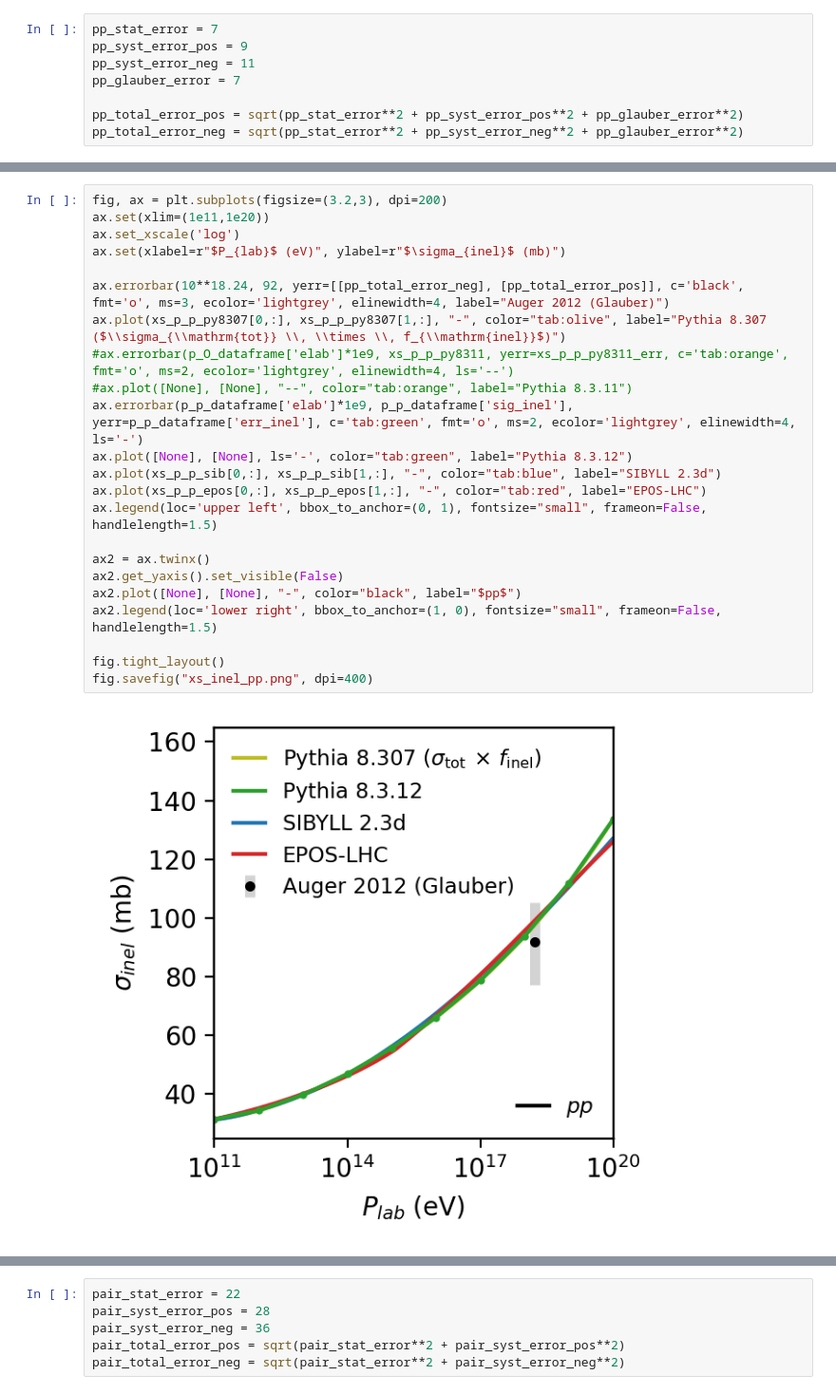
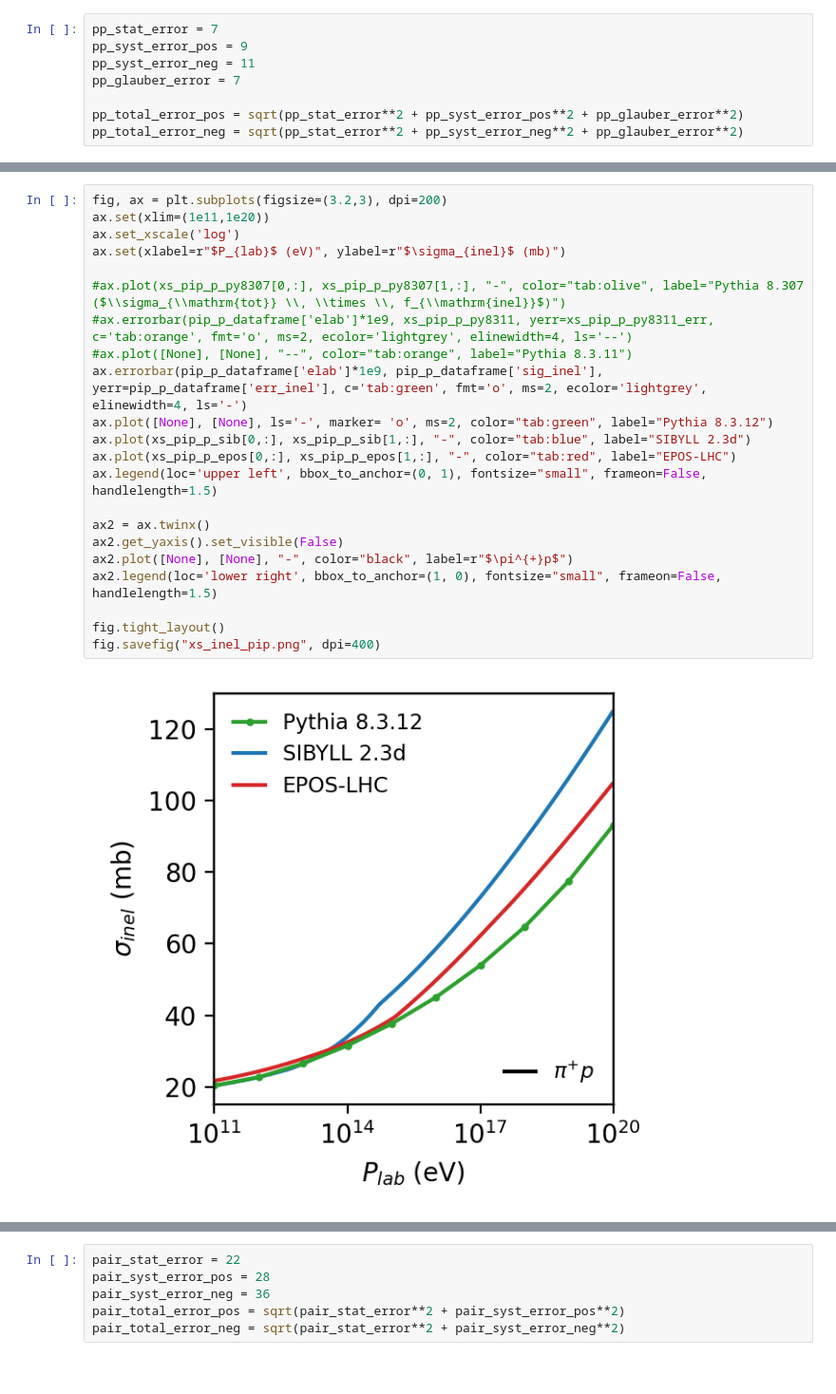
Before and after one commit to gaudu/pythia8312, a Jupyter notebook: examples/pythia8312_xsec_plotting.ipynb, the cells around one changed output, grey strips where cells are left out. Shown at 95% size. Drawn from its saved outputs; the diff is of its cells as text.

```diff
--- a/examples/pythia8312_xsec_plotting.ipynb
+++ b/examples/pythia8312_xsec_plotting.ipynb
@@ -232,25 +263,24 @@ pp_total_error_neg = sqrt(pp_stat_error**2 + pp_syst_error_neg**2 + pp_glauber_e
 # %%
 fig, ax = plt.subplots(figsize=(3.2,3), dpi=200)
 ax.set(xlim=(1e11,1e20))
 ax.set_xscale('log')
 ax.set(xlabel=r"$P_{lab}$ (eV)", ylabel=r"$\sigma_{inel}$ (mb)")
 
-ax.errorbar(10**18.24, 92, yerr=[[pp_total_error_neg], [pp_total_error_pos]], c='black', fmt='o', ms=3, ecolor='lightgrey', elinewidth=4, label="Auger 2012 (Glauber)")
-ax.plot(xs_p_p_py8307[0,:], xs_p_p_py8307[1,:], "-", color="tab:olive", label="Pythia 8.307 ($\\sigma_{\\mathrm{tot}} \\, \\times \\, f_{\\mathrm{inel}}$)")
-#ax.errorbar(p_O_dataframe['elab']*1e9, xs_p_p_py8311, yerr=xs_p_p_py8311_err, c='tab:orange', fmt='o', ms=2, ecolor='lightgrey', elinewidth=4, ls='--')
+#ax.plot(xs_pip_p_py8307[0,:], xs_pip_p_py8307[1,:], "-", color="tab:olive", label="Pythia 8.307 ($\\sigma_{\\mathrm{tot}} \\, \\times \\, f_{\\mathrm{inel}}$)")
+#ax.errorbar(pip_p_dataframe['elab']*1e9, xs_pip_p_py8311, yerr=xs_pip_p_py8311_err, c='tab:orange', fmt='o', ms=2, ecolor='lightgrey', elinewidth=4, ls='--')
 #ax.plot([None], [None], "--", color="tab:orange", label="Pythia 8.3.11")
-ax.errorbar(p_p_dataframe['elab']*1e9, p_p_dataframe['sig_inel'], yerr=p_p_dataframe['err_inel'], c='tab:green', fmt='o', ms=2, ecolor='lightgrey', elinewidth=4, ls='-')
-ax.plot([None], [None], ls='-', color="tab:green", label="Pythia 8.3.12")
-ax.plot(xs_p_p_sib[0,:], xs_p_p_sib[1,:], "-", color="tab:blue", label="SIBYLL 2.3d")
-ax.plot(xs_p_p_epos[0,:], xs_p_p_epos[1,:], "-", color="tab:red", label="EPOS-LHC")
+ax.errorbar(pip_p_dataframe['elab']*1e9, pip_p_dataframe['sig_inel'], yerr=pip_p_dataframe['err_inel'], c='tab:green', fmt='o', ms=2, ecolor='lightgrey', elinewidth=4, ls='-')
+ax.plot([None], [None], ls='-', marker= 'o', ms=2, color="tab:green", label="Pythia 8.3.12")
+ax.plot(xs_pip_p_sib[0,:], xs_pip_p_sib[1,:], "-", color="tab:blue", label="SIBYLL 2.3d")
+ax.plot(xs_pip_p_epos[0,:], xs_pip_p_epos[1,:], "-", color="tab:red", label="EPOS-LHC")
 ax.legend(loc='upper left', bbox_to_anchor=(0, 1), fontsize="small", frameon=False, handlelength=1.5)
 
 ax2 = ax.twinx()
 ax2.get_yaxis().set_visible(False)
-ax2.plot([None], [None], "-", color="black", label="$pp$")
+ax2.plot([None], [None], "-", color="black", label=r"$\pi^{+}p$")
 ax2.legend(loc='lower right', bbox_to_anchor=(1, 0), fontsize="small", frameon=False, handlelength=1.5)
 
 fig.tight_layout()
-fig.savefig("xs_inel_pp.png", dpi=400)
+fig.savefig("xs_inel_pip.png", dpi=400)
 # %% [output]
-[figure, old version]
+[figure, new version]
```
Also changed, not shown: parts of 5 cells of this notebook.
